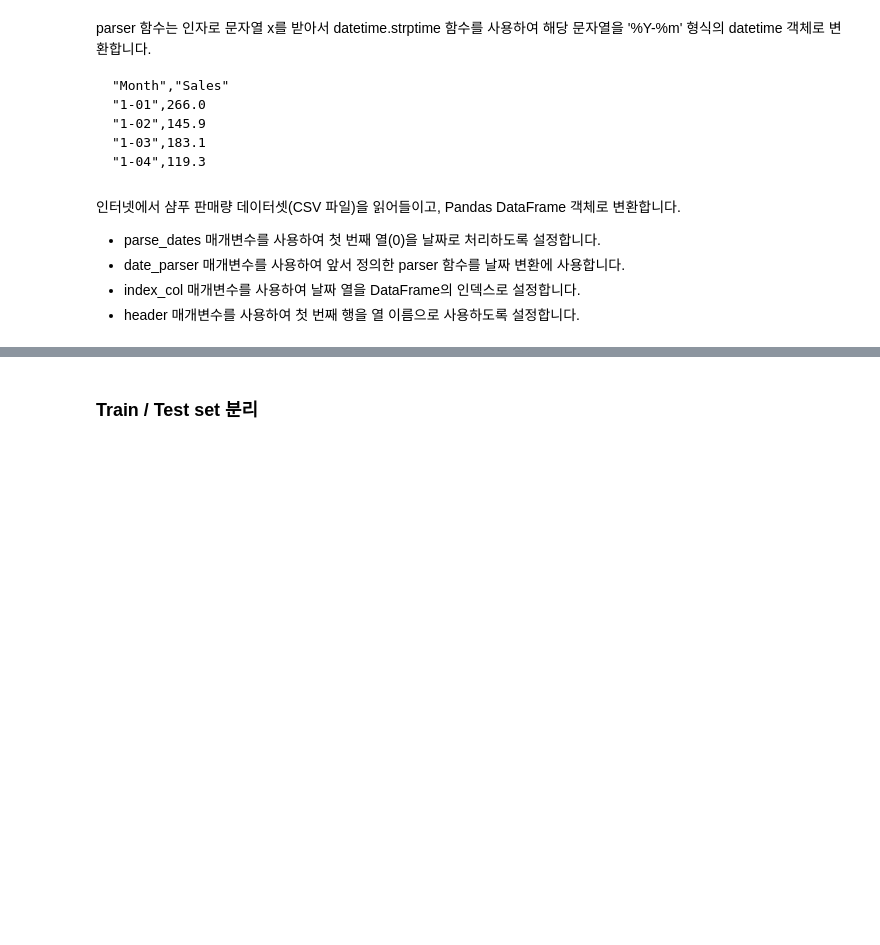
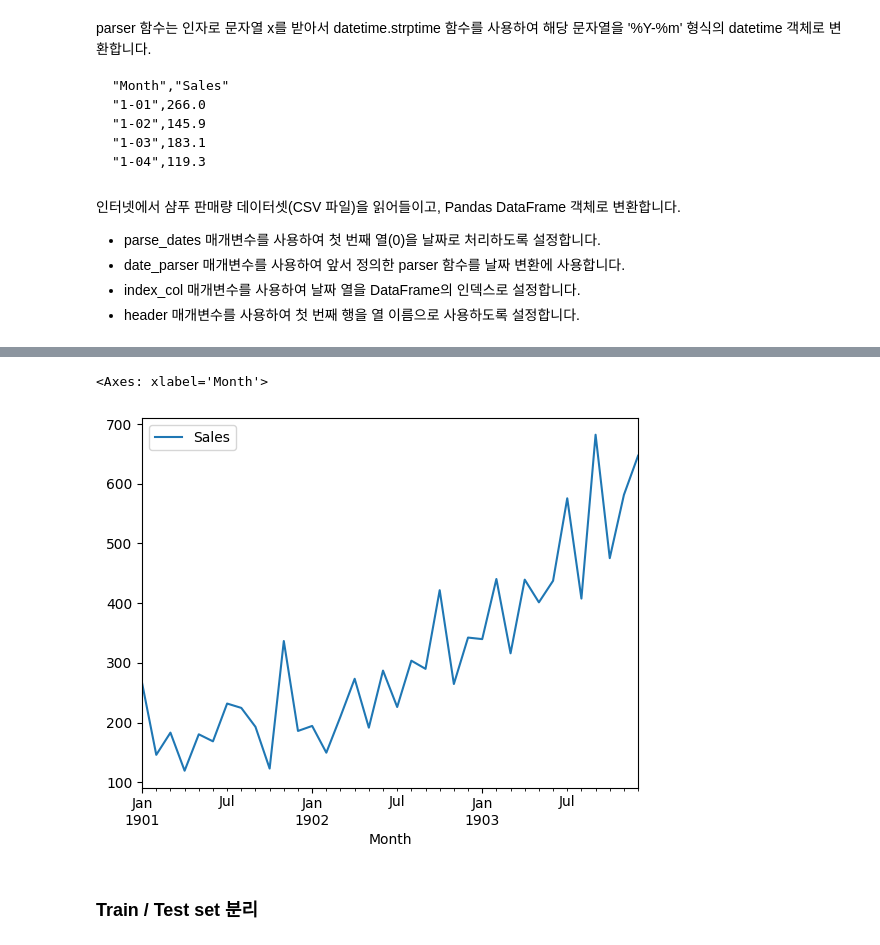
Before and after one commit to chasookim/PlayLearning, a Jupyter notebook: Infran_Time_Series/template_030_simple_persistence_algorithm.ipynb, the cells around one changed output, grey strips where cells are left out. Saved outputs shown, nothing was run; the diff lists cells and outputs as text; code cells hidden in the pictures; blank space fills up the shorter version.

```diff
--- a/Infran_Time_Series/template_030_simple_persistence_algorithm.ipynb
+++ b/Infran_Time_Series/template_030_simple_persistence_algorithm.ipynb
@@ -144,3 +186,11 @@ parser 함수는 인자로 문자열 x를 받아서 datetime.strptime 함수를
 - date_parser 매개변수를 사용하여 앞서 정의한 parser 함수를 날짜 변환에 사용합니다.
 - index_col 매개변수를 사용하여 날짜 열을 DataFrame의 인덱스로 설정합니다.
 - header 매개변수를 사용하여 첫 번째 행을 열 이름으로 사용하도록 설정합니다.
+# %%
+#load data
+
+url = "https://raw.githubusercontent.com/ironmanciti/Time_Series_Lecture/main/datasets/shampoo-sales.csv"
+
+series = pd.read_csv(url)
+
+series.head()
@@ -146,0 +204,6 @@ parser 함수는 인자로 문자열 x를 받아서 datetime.strptime 함수를
+# %%
+series["Month"] = pd.to_datetime('190' +series["Month"],format="%Y-%m")
+
+series = series.set_index("Month")
+
+series.head()
@@ -147,2 +218,7 @@ parser 함수는 인자로 문자열 x를 받아서 datetime.strptime 함수를
+# %%
+series.plot()
+# %% [output]
+<Axes: xlabel='Month'>
+[figure, added]
 # %% [markdown]
 ### Train / Test set 분리
```
Also changed, not shown: parts of 12 cells of this notebook, 1 other file.
